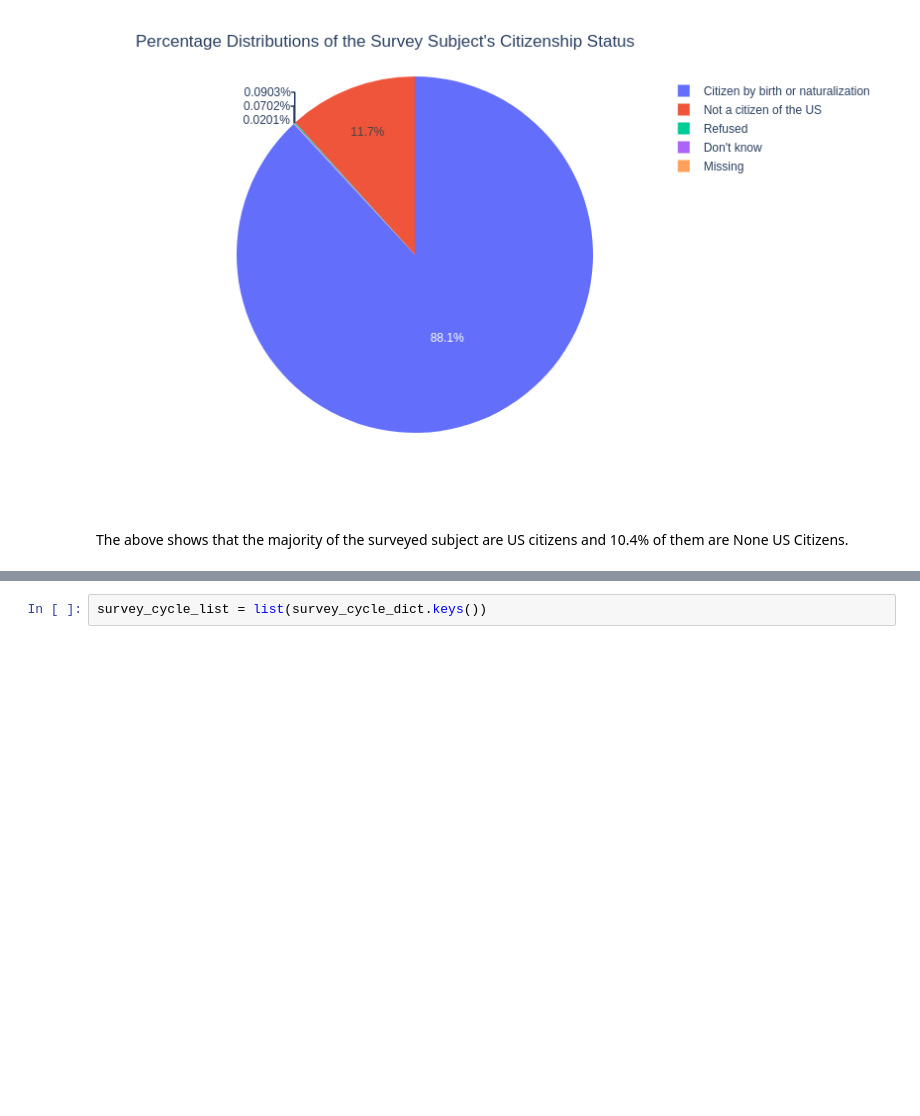
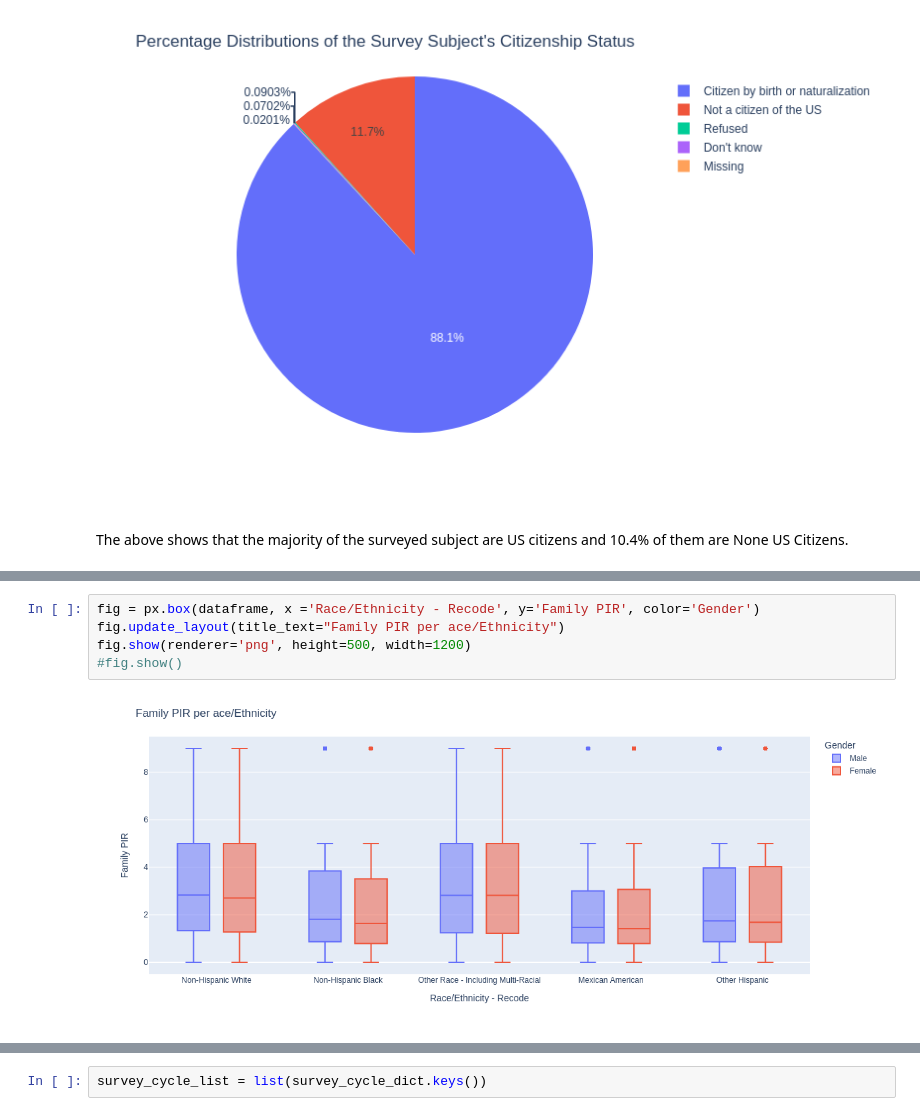
Before and after one commit to kkrusere/NHANES-Data-Visualization-Dashboard-on-Health-Disparities-and-Inequities, a Jupyter notebook: NHANES_data_collection_and_EDA.ipynb, the cells around one changed output, grey strips where cells are left out. Cells and saved outputs as stored; diff of their text form; blank space fills up the shorter version.

```diff
--- a/NHANES_data_collection_and_EDA.ipynb
+++ b/NHANES_data_collection_and_EDA.ipynb
@@ -1201,0 +1212,7 @@ Name: Data Release Number, dtype: int64
+# %%
+fig = px.box(dataframe, x ='Race/Ethnicity - Recode', y='Family PIR', color='Gender')
+fig.update_layout(title_text="Family PIR per ace/Ethnicity")
+fig.show(renderer='png', height=500, width=1200)
+#fig.show()
+# %% [output]
+[figure, added]
```
Also changed, not shown: parts of 23 cells of this notebook.
